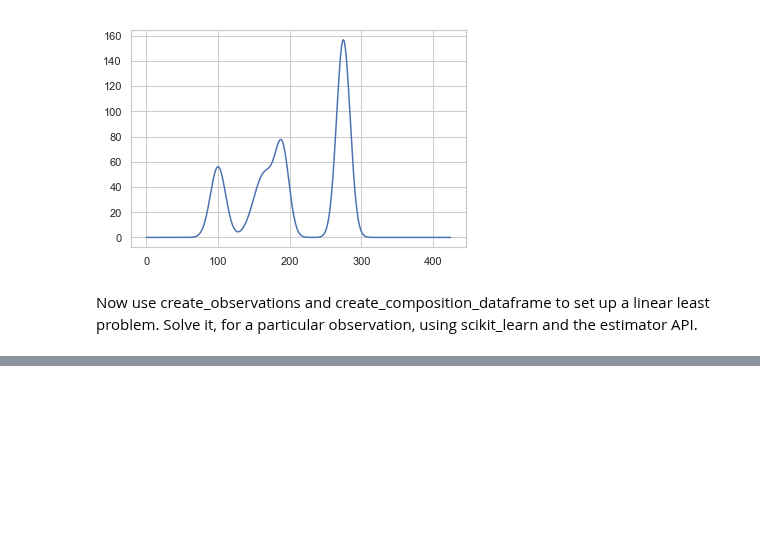
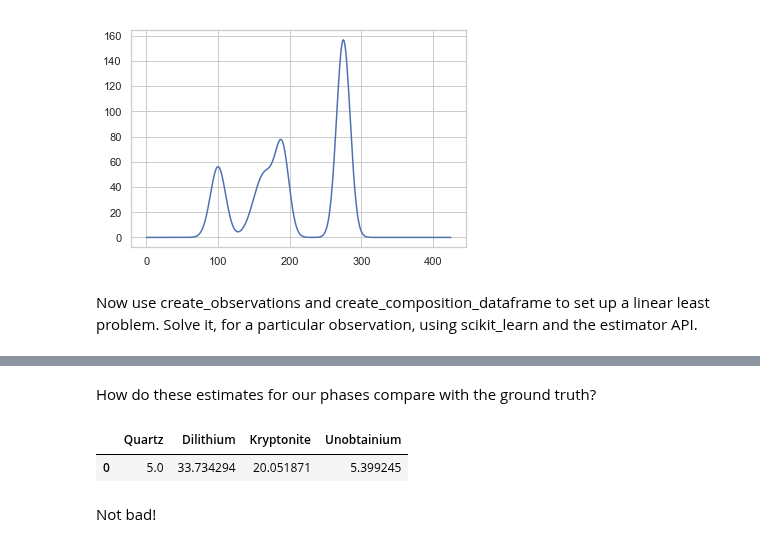
Before and after one commit to core-skills/06-multivariate-analysis, a Jupyter notebook: notebooks/week4_am1.ipynb, the cells around one changed output, grey strips where cells are left out. Cells and saved outputs as stored; diff of their text form; code cells hidden in the pictures; blank space fills up the shorter version.

```diff
--- a/notebooks/week4_am1.ipynb
+++ b/notebooks/week4_am1.ipynb
@@ -509,0 +590,9 @@ array([-5.15091923])
+# %% [markdown]
+How do these estimates for our phases compare with the ground truth?
+# %%
+compositions_dataframe.head(1)
+# %% [output]
+|  | Quartz | Dilithium | Kryptonite | Unobtainium |
+| 0 | 5.0 | 33.734294 | 20.051871 | 5.399245 |
+# %% [markdown]
+Not bad!
```
Also changed, not shown: parts of 52 cells of this notebook, 1 other file.
